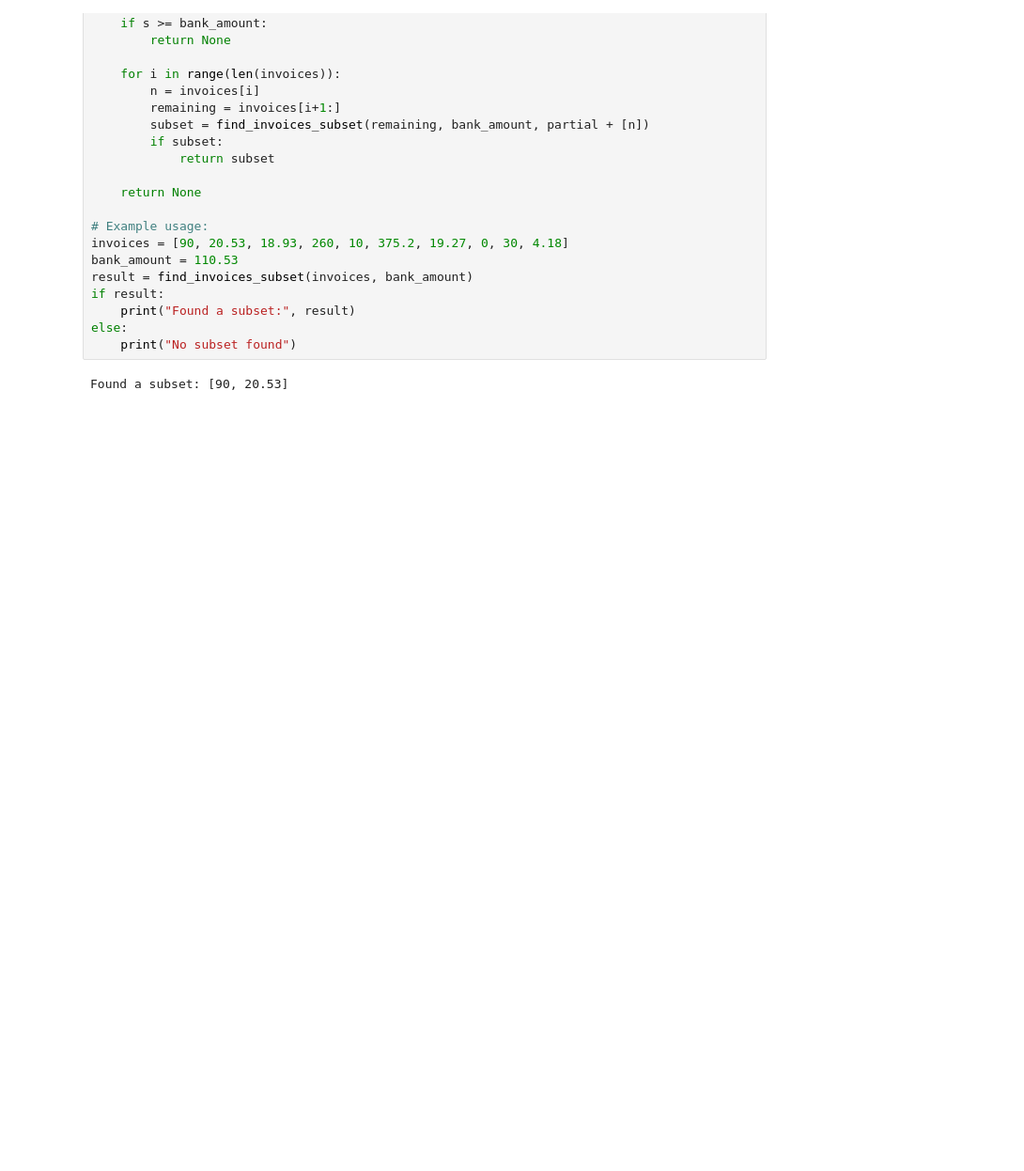
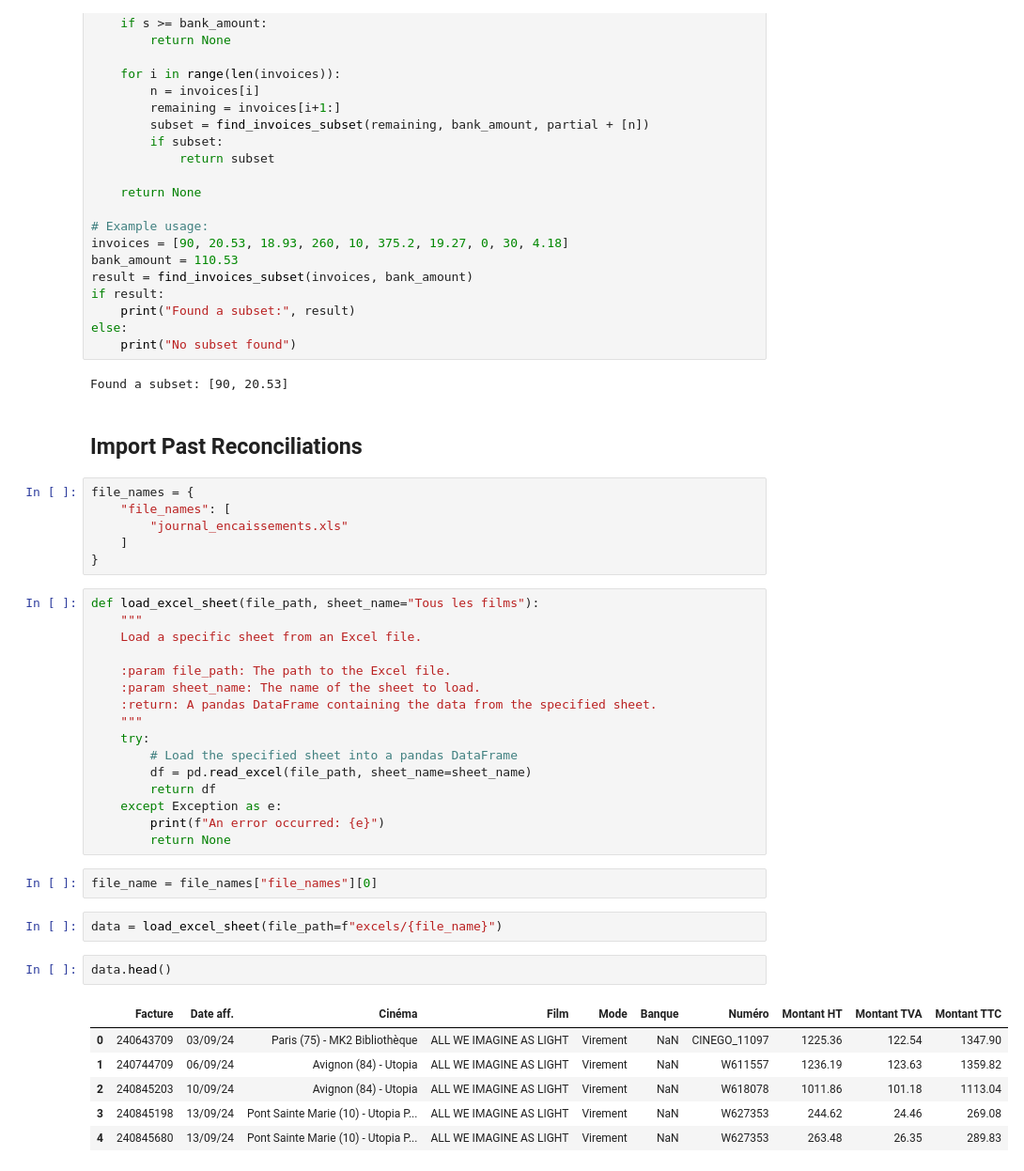
Before and after one commit to messi9999/bank-data-processing, a Jupyter notebook: test.ipynb, the cells around one changed output. Shown: that part at 94% size. Drawn from its saved outputs; the diff is of its cells as text; blank space fills up the shorter version.

```diff
--- a/test.ipynb
+++ b/test.ipynb
@@ -242,3 +242,40 @@ else:
     print("No subset found")
 # %% [output]
 Found a subset: [90, 20.53]
+# %% [markdown]
+## Import Past Reconciliations
+# %%
+file_names = {
+    "file_names": [
+        "journal_encaissements.xls"
+    ]
+}
+# %%
+def load_excel_sheet(file_path, sheet_name="Tous les films"):
+    """
+    Load a specific sheet from an Excel file.
+
+    :param file_path: The path to the Excel file.
+    :param sheet_name: The name of the sheet to load.
+    :return: A pandas DataFrame containing the data from the specified sheet.
+    """
+    try:
+        # Load the specified sheet into a pandas DataFrame
+        df = pd.read_excel(file_path, sheet_name=sheet_name)
+        return df
+    except Exception as e:
+        print(f"An error occurred: {e}")
+        return None
+# %%
+file_name = file_names["file_names"][0]
+# %%
+data = load_excel_sheet(file_path=f"excels/{file_name}")
+# %%
+data.head()
+# %% [output]
+|  | Facture | Date aff. | Cinéma | Film | Mode | Banque | Numéro | Montant HT | Montant TVA | Montant TTC |
+| 0 | 240643709 | 03/09/24 | Paris (75) - MK2 Bibliothèque | ALL WE IMAGINE AS LIGHT | Virement | NaN | CINEGO_11097 | 1225.36 | 122.54 | 1347.90 |
+| 1 | 240744709 | 06/09/24 | Avignon (84) - Utopia | ALL WE IMAGINE AS LIGHT | Virement | NaN | W611557 | 1236.19 | 123.63 | 1359.82 |
+| 2 | 240845203 | 10/09/24 | Avignon (84) - Utopia | ALL WE IMAGINE AS LIGHT | Virement | NaN | W618078 | 1011.86 | 101.18 | 1113.04 |
+| 3 | 240845198 | 13/09/24 | Pont Sainte Marie (10) - Utopia P... | ALL WE IMAGINE AS LIGHT | Virement | NaN | W627353 | 244.62 | 24.46 | 269.08 |
+| 4 | 240845680 | 13/09/24 | Pont Sainte Marie (10) - Utopia P... | ALL WE IMAGINE AS LIGHT | Virement | NaN | W627353 | 263.48 | 26.35 | 289.83 |
```
Also changed, not shown: parts of 1 cell of this notebook, 14 other files.
